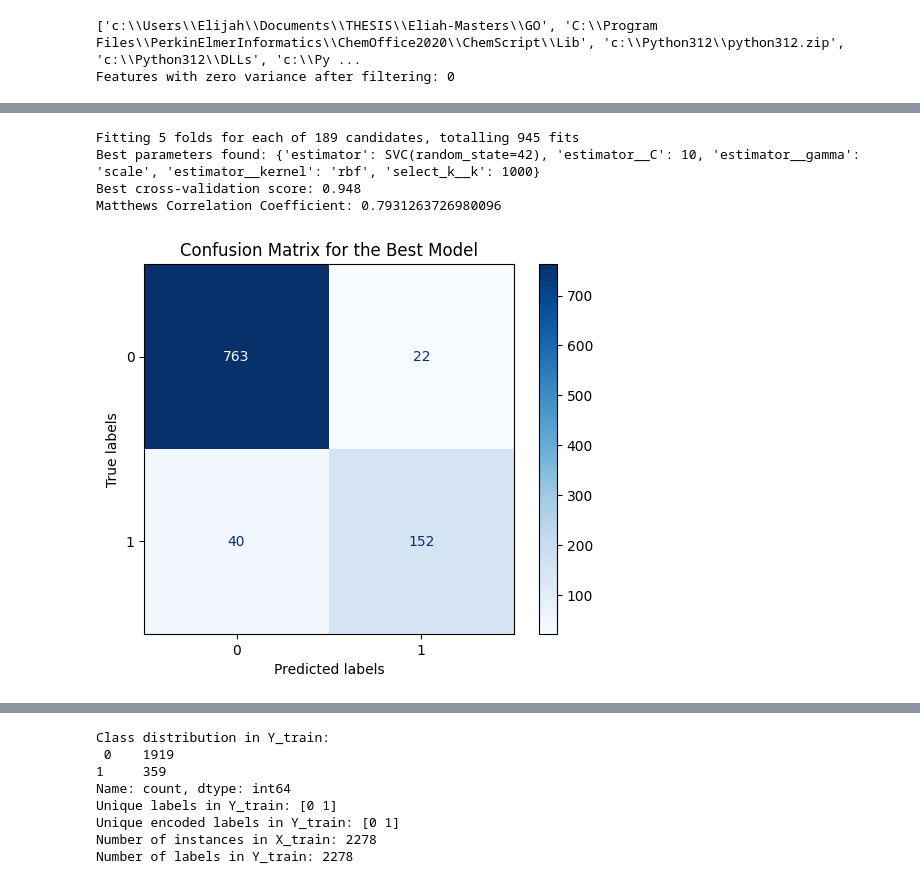
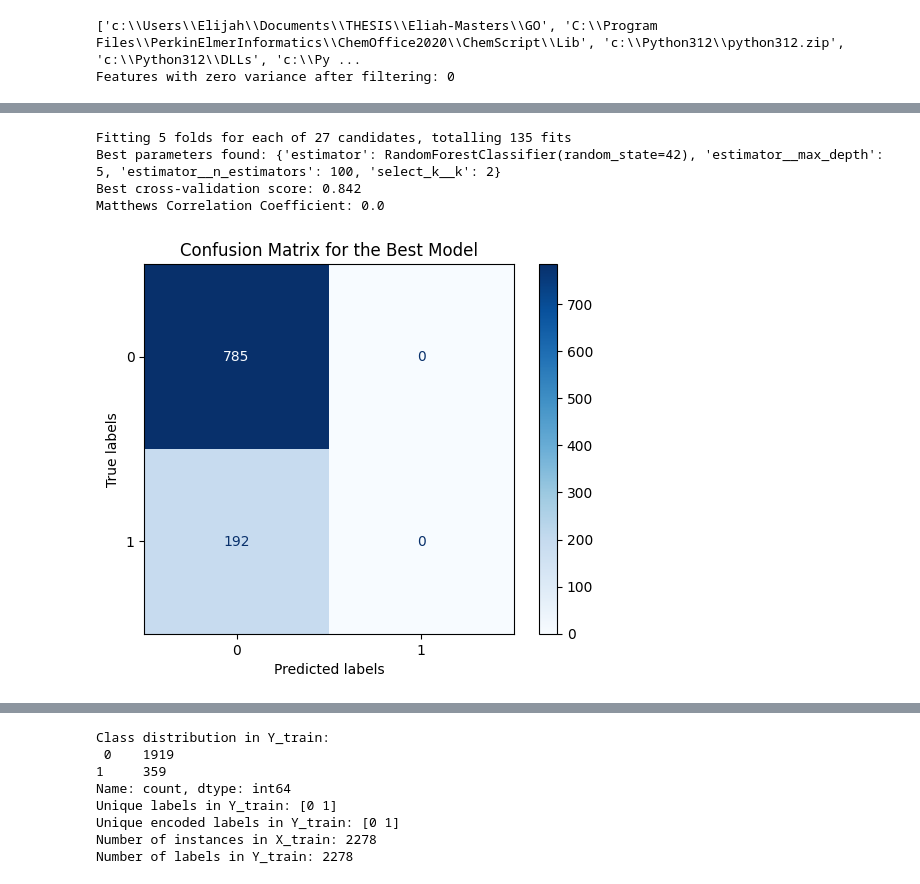
Before and after one commit to Ellaermeg/Eliah-Masters, a Jupyter notebook: GO/GOs Groupedpipeline.ipynb, the cells around one changed output, grey strips where cells are left out. Drawn from its saved outputs; the diff is of its cells as text; code cells hidden in the pictures.

```diff
--- a/GO/GOs Groupedpipeline.ipynb
+++ b/GO/GOs Groupedpipeline.ipynb
@@ -50,9 +50,11 @@ with zipfile.ZipFile(zip_file_path_GO, 'r') as zip_ref:
 
 GOs['value'] = 1
 X_terms = GOs.pivot_table(index='key', columns='GO', values='value', fill_value=0)
+X_terms = X_terms[['GO:0009060','GO:0009061']]
+
 
 # Apply VarianceThreshold to remove constant features
-selector = VarianceThreshold(threshold=0.01)
+selector = VarianceThreshold(threshold=0.0)
 X_filtered = selector.fit_transform(X_terms)
 X_filtered_df = pd.DataFrame(X_filtered, index=X_terms.index, columns=X_terms.columns[selector.get_support()])
 
@@ -174,25 +178,25 @@ pipeline = Pipeline([
 # Define a parameter grid to search over
 param_grid = [
     {
-        'select_k__k': [10, 50, 100, 200, 300, 500, 1000],  # May need adjusting  100, 200, 300
+        'select_k__k': [2],  # May need adjusting  100, 200, 300
         'estimator': [RandomForestClassifier(random_state=42)],
         'estimator__n_estimators': [100, 200],
         'estimator__max_depth': [5, 10, None]
     },
     {
-        'select_k__k': [10, 50, 100, 200, 300, 500, 1000],  # May need as needed  100, 200, 300
+        'select_k__k': [2],  # May need adjusting  100, 200, 300
         'estimator': [SVC(random_state=42)],
         'estimator__C': [0.1, 1, 10],
         'estimator__kernel': ['linear', 'rbf'],
         'estimator__gamma': ['scale', 'auto']
     },
     {
-        'select_k__k' : [10, 50, 100, 200, 300, 500, 1000],
+        'select_k__k': [2],  # May need adjusting  100, 200, 300
         'estimator': [LogisticRegression()],
         'estimator__C': [0.01, 0.1, 1, 10, 100]
     },
     {
-        'select_k__k': [10, 50, 100, 200, 300, 500, 1000],
+        'select_k__k': [2],  # May need adjusting  100, 200, 300
         'estimator': [BernoulliNB()],
         'estimator__alpha': [0.01, 0.1, 1.0, 10.0],
         'estimator__binarize': [0.0]  # Is automatically applied
@@ -203,38 +207,38 @@ param_grid = [
 
 ''' Grid search '''
 
 # Set up GridSearchCV to find the best parameters
 grid_search = GridSearchCV(pipeline, param_grid, cv=5, n_jobs=-1, verbose=1)
 grid_search.fit(X_train, Y_train)
 
 print("Best parameters found:", grid_search.best_params_)
 print("Best cross-validation score: {:.3f}".format(grid_search.best_score_))
 
 # Evaluate the best model on the test set
 best_model = grid_search.best_estimator_
 Y_pred = best_model.predict(X_test)
 
 
 '''MCC shenanigans'''
 
 mcc = matthews_corrcoef(Y_test, Y_pred)
 print(f"Matthews Correlation Coefficient: {mcc}")
 
 
 # Display confusion matrix for the best model
 cm = confusion_matrix(Y_test, Y_pred)
 disp = ConfusionMatrixDisplay(confusion_matrix=cm)
 disp.plot(cmap=plt.cm.Blues)
 plt.xlabel('Predicted labels')
 plt.ylabel('True labels')
 plt.title(f'Confusion Matrix for the Best Model')
 plt.show()
 # %% [output]
-Fitting 5 folds for each of 189 candidates, totalling 945 fits
-Best parameters found: {'estimator': SVC(random_state=42), 'estimator__C': 10, 'estimator__gamma': 'scale', 'estimator__kernel': 'rbf', 'select_k__k': 1000}
-Best cross-validation score: 0.948
-Matthews Correlation Coefficient: 0.7931263726980096
+Fitting 5 folds for each of 27 candidates, totalling 135 fits
+Best parameters found: {'estimator': RandomForestClassifier(random_state=42), 'estimator__max_depth': 5, 'estimator__n_estimators': 100, 'select_k__k': 2}
+Best cross-validation score: 0.842
+Matthews Correlation Coefficient: 0.0
-[figure, old version]
+[figure, new version]
 # %%
 ''' Model based feature importance score '''
 
```
Also changed, not shown: parts of 6 cells of this notebook, 1 other file.
